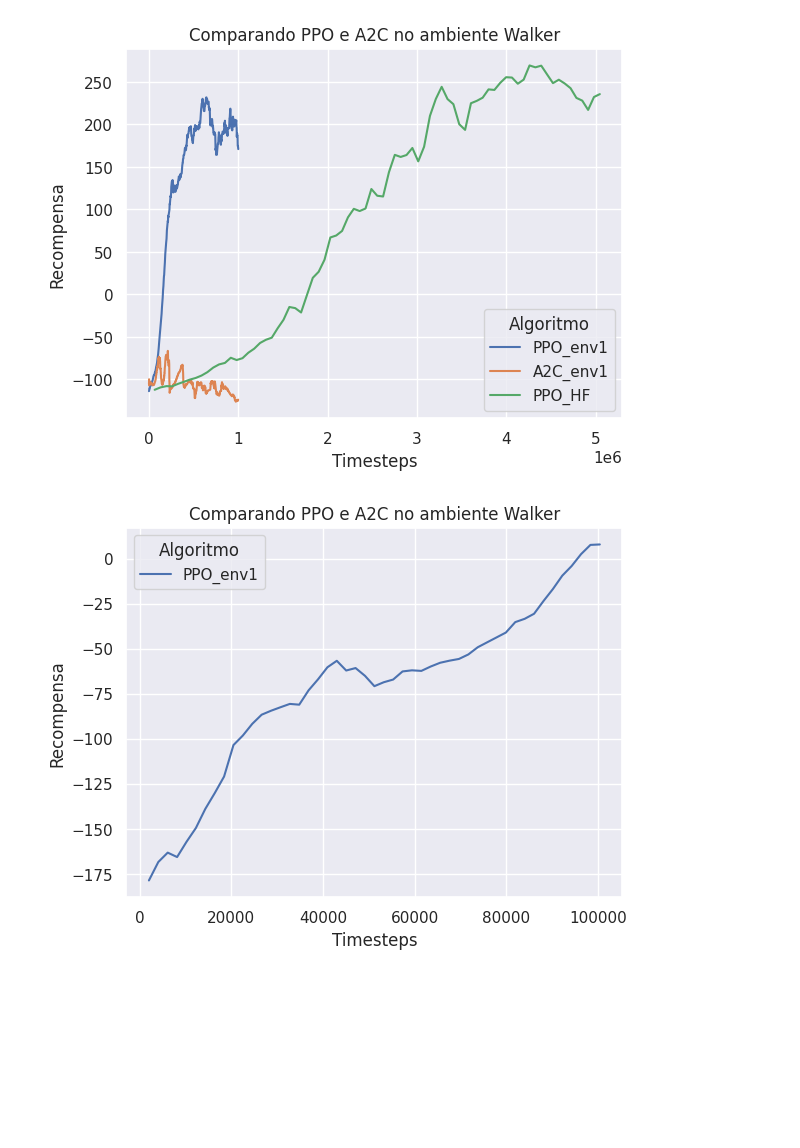
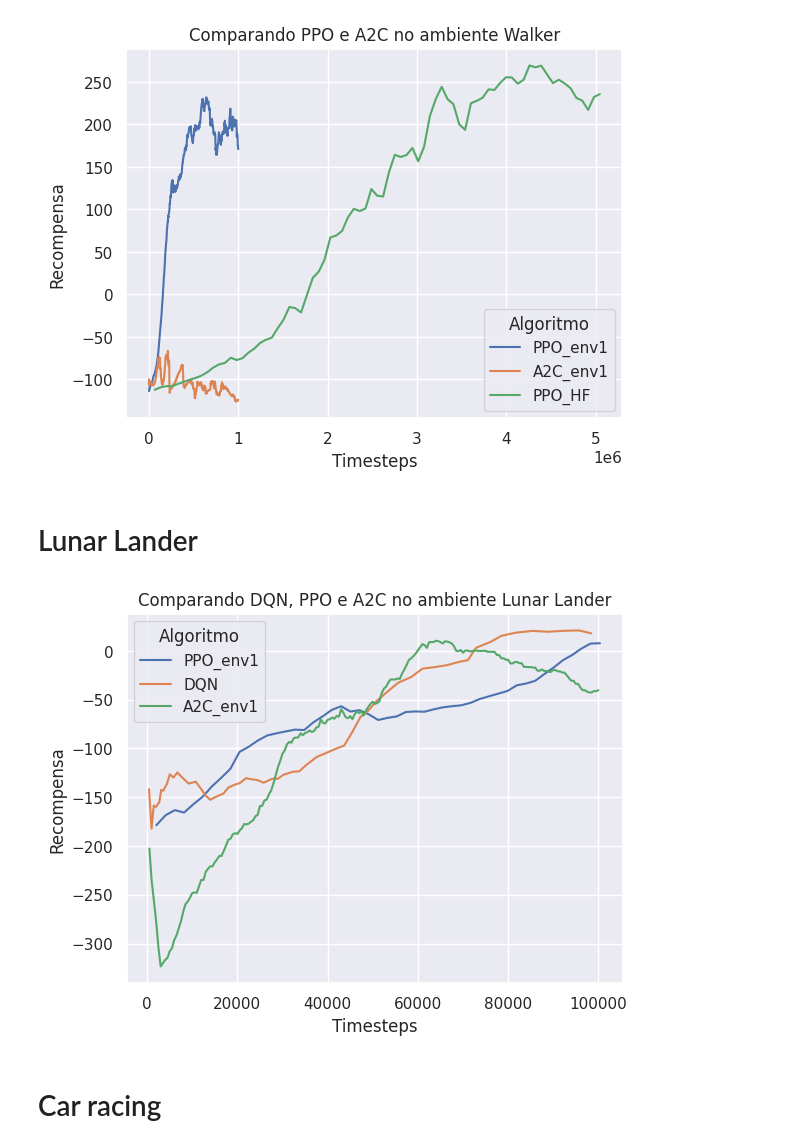
Before and after one commit to fbarth/rl_compare, a Jupyter notebook: analise_curva_aprendizado.ipynb, the cells around one changed output. Saved outputs shown, nothing was run; the diff lists cells and outputs as text; code cells hidden in the pictures; blank space fills up the shorter version.

```diff
--- a/analise_curva_aprendizado.ipynb
+++ b/analise_curva_aprendizado.ipynb
@@ -89,6 +90,8 @@ plt.legend(title='Algoritmo')
 plt.show()
 # %% [output]
 [figure]
+# %% [markdown]
+# Lunar Lander
 # %%
 import seaborn as sns
 import pandas as pd
@@ -99,17 +102,29 @@ attr = ['time/total_timesteps','time/time_elapsed','rollout/ep_rew_mean']
 
 lunar_lander_ppo_env1 = pd.read_csv('results/lunar_lander_ppo_env_1/progress.csv')
 lunar_lander_ppo_env1 = lunar_lander_ppo_env1[attr]
+
+lunar_lander_dqn = pd.read_csv('results/lunarlander_dqn/progress.csv')
+lunar_lander_dqn = lunar_lander_dqn[attr]
+
+lunar_lander_a2c_env1 = pd.read_csv('results/lunar_lander_a2c_env1/progress.csv')
+lunar_lander_a2c_env1 = lunar_lander_a2c_env1[attr]
 # %%
 lunar_lander_ppo_env1['algol'] = 'PPO_env1'
+lunar_lander_dqn['algol'] = 'DQN'
+lunar_lander_a2c_env1['algol'] = 'A2C_env1'
 
 df = pd.concat([
-    lunar_lander_ppo_env1])
+    lunar_lander_ppo_env1,
+    lunar_lander_dqn,
+    lunar_lander_a2c_env1])
 # %%
 sns.lineplot(x="time/total_timesteps", y="rollout/ep_rew_mean", hue='algol', data=df)
 plt.xlabel('Timesteps')
 plt.ylabel('Recompensa')
-plt.title('Comparando PPO e A2C no ambiente Walker')
+plt.title('Comparando DQN, PPO e A2C no ambiente Lunar Lander')
 plt.legend(title='Algoritmo')
 plt.show()
 # %% [output]
-[figure, old version]
+[figure, new version]
+# %% [markdown]
+# Car racing
```
Also changed, not shown: parts of 7 cells of this notebook, 1 other file.
